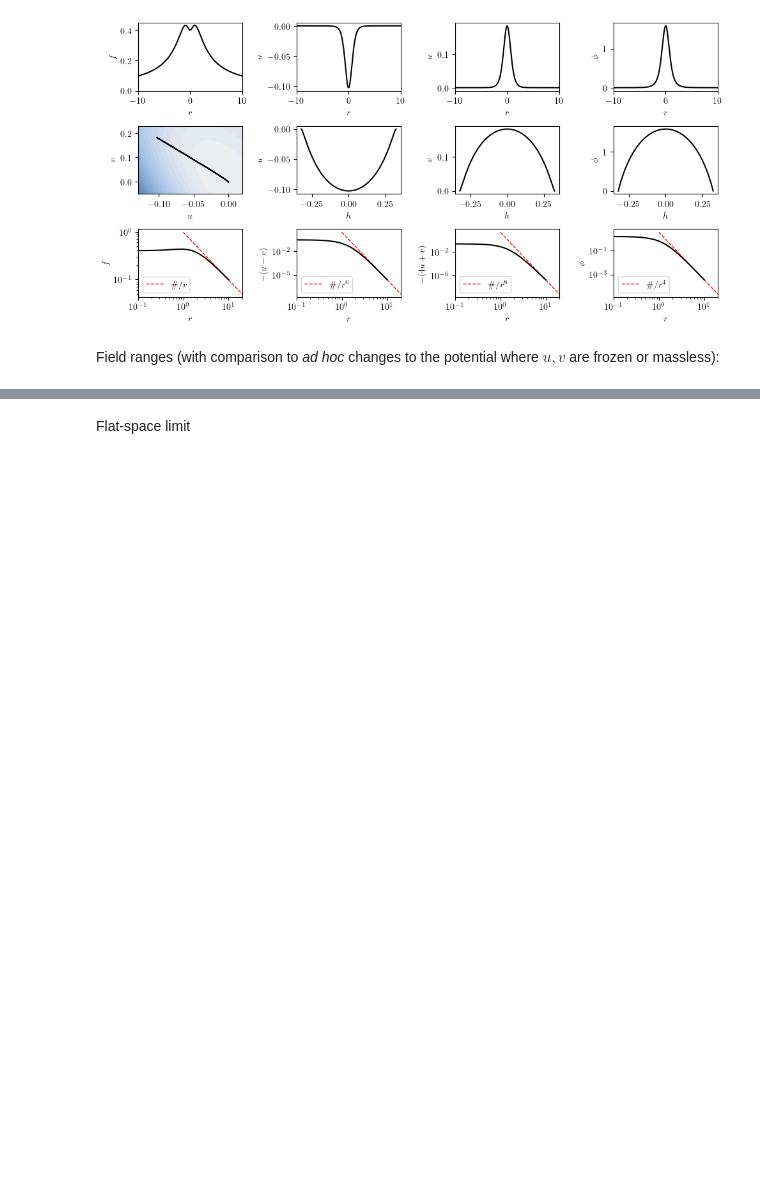
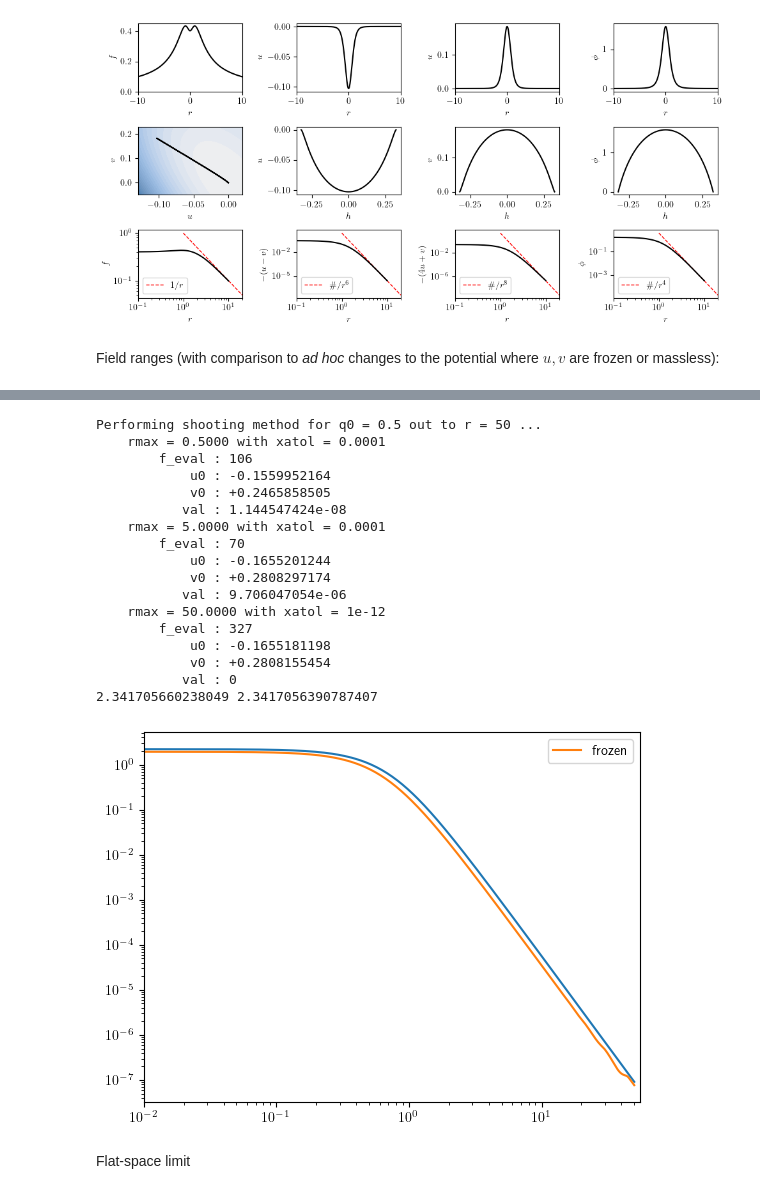
Before and after one commit to gloges/typeII-wormholes, a Jupyter notebook: wormholes.ipynb, the cells around one changed output, grey strips where cells are left out. Drawn from its saved outputs; the diff is of its cells as text; code cells hidden in the pictures; blank space fills up the shorter version.

Commit message:
Added uv frozen profiles

```diff
--- a/wormholes.ipynb
+++ b/wormholes.ipynb
@@ -486,3 +485,45 @@ plt.show()
+# %%
+q0 = 0.5
+q0_fr = 0.47553869
+rmax = 50
+
+soln = wh.wormhole_T11(q0, rmax, xatol=10**-12)
+r, f, u, ud, v, vd, φ, φd, h, f3sqr = soln
+
+soln_fr = wh.wormhole_frozen_T11(q0_fr, rmax)
+r_fr, f_fr, u_fr, ud_fr, v_fr, vd_fr, φ_fr, φd_fr, h_fr, f3sqr_fr = soln_fr
+
+print(f3sqr, f3sqr_fr)
+
+plt.plot(r, φ)
+plt.plot(r_fr, φ_fr, label='frozen')
+
+plt.xlim(0.01)
+# plt.ylim(10**-8, 10)
+plt.xscale('log')
+plt.yscale('log')
+
+plt.legend()
+plt.show()
+# %% [output]
+Performing shooting method for q0 = 0.5 out to r = 50 ...
+    rmax = 0.5000 with xatol = 0.0001
+        f_eval : 106
+            u0 : -0.1559952164
+            v0 : +0.2465858505
+           val : 1.144547424e-08
+    rmax = 5.0000 with xatol = 0.0001
+        f_eval : 70
+            u0 : -0.1655201244
+            v0 : +0.2808297174
+           val : 9.706047054e-06
+    rmax = 50.0000 with xatol = 1e-12
+        f_eval : 327
+            u0 : -0.1655181198
+            v0 : +0.2808155454
+           val : 0
+2.341705660238049 2.3417056390787407
+[figure, added]
 # %% [markdown]
 Flat-space limit
 # %%
```
Also changed, not shown: parts of 6 cells of this notebook, 2 other files.
